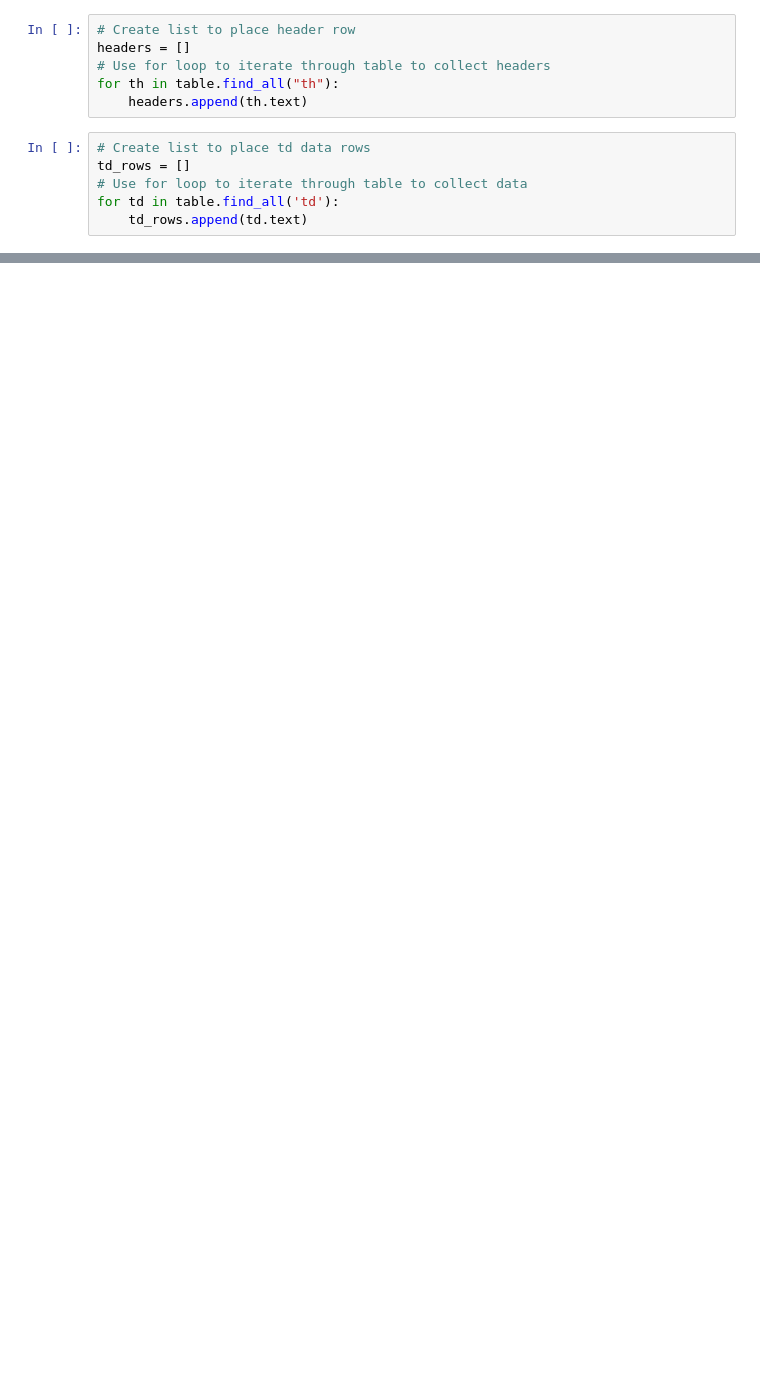
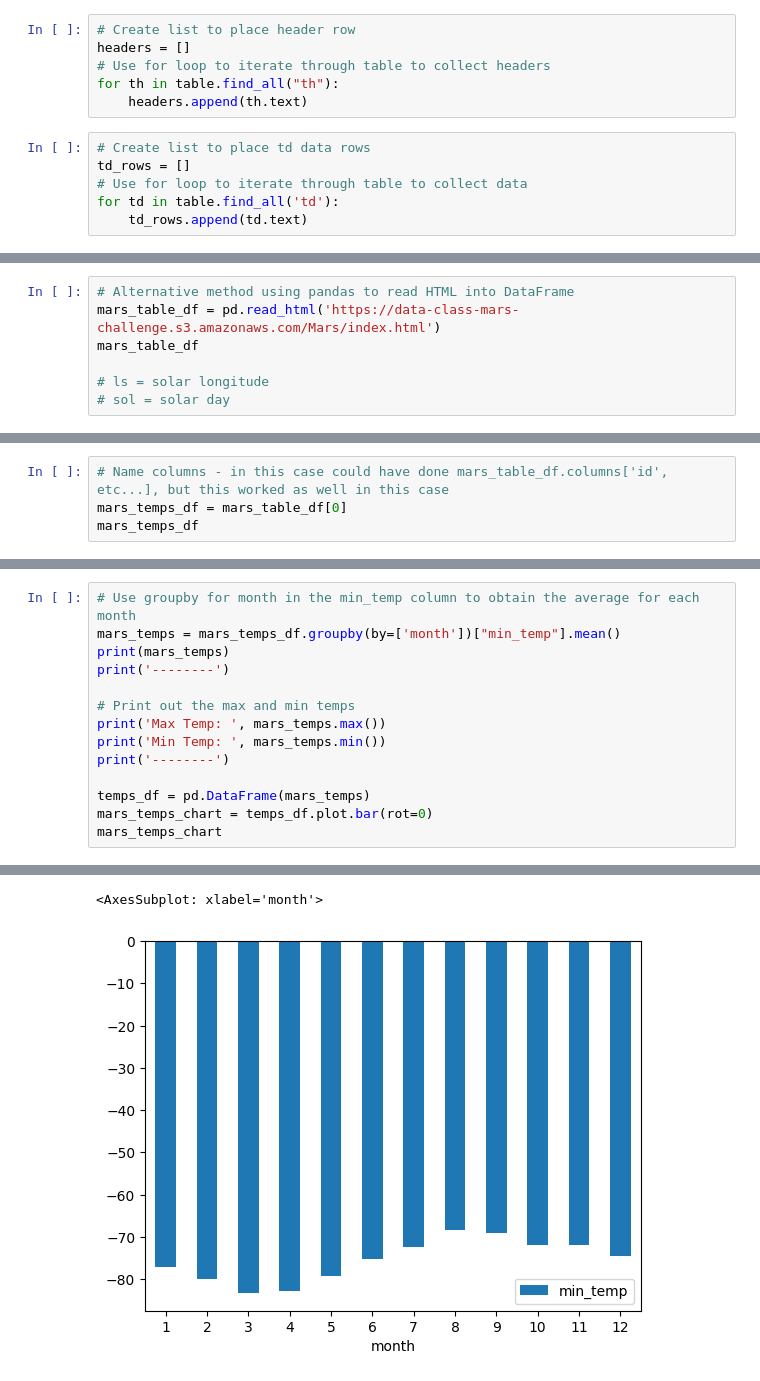
Before and after one commit to midwestbotanist/Mission-to-Mars, a Jupyter notebook: mars_data_challenge_part_2.ipynb, the cells around one changed output, grey strips where cells are left out. Drawn from its saved outputs; the diff is of its cells as text; blank space fills up the shorter version.

```diff
--- a/mars_data_challenge_part_2.ipynb
+++ b/mars_data_challenge_part_2.ipynb
@@ -115,0 +76,7 @@ pressure
+# %%
+# Alternative method using pandas to read HTML into DataFrame
+mars_table_df = pd.read_html('https://data-class-mars-challenge.s3.amazonaws.com/Mars/index.html')
+mars_table_df
+
+# ls = solar longitude
+# sol = solar day
@@ -115,0 +98,4 @@ pressure
+# %%
+# Name columns - in this case could have done mars_table_df.columns['id', etc...], but this worked as well in this case
+mars_temps_df = mars_table_df[0]
+mars_temps_df
@@ -115,0 +137,15 @@ pressure
+# %%
+# Use groupby for month in the min_temp column to obtain the average for each month
+mars_temps = mars_temps_df.groupby(by=['month'])["min_temp"].mean()
+print(mars_temps)
+print('--------')
+
+# Print out the max and min temps
+print('Max Temp: ', mars_temps.max())
+print('Min Temp: ', mars_temps.min())
+print('--------')
+
+temps_df = pd.DataFrame(mars_temps)
+mars_temps_chart = temps_df.plot.bar(rot=0)
+mars_temps_chart
+# %% [output]
@@ -115,0 +170,2 @@ pressure
+<AxesSubplot: xlabel='month'>
+[figure, added]
```
Also changed, not shown: parts of 18 cells of this notebook.
